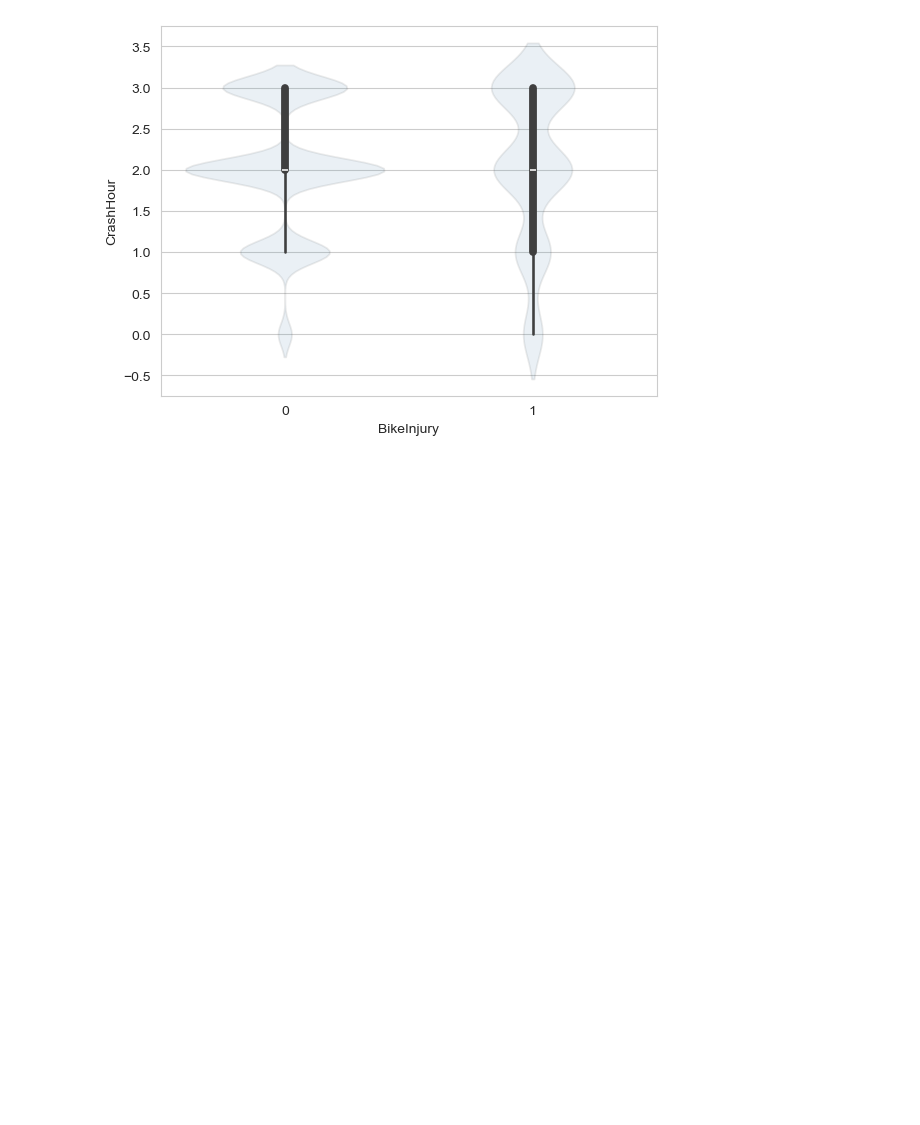
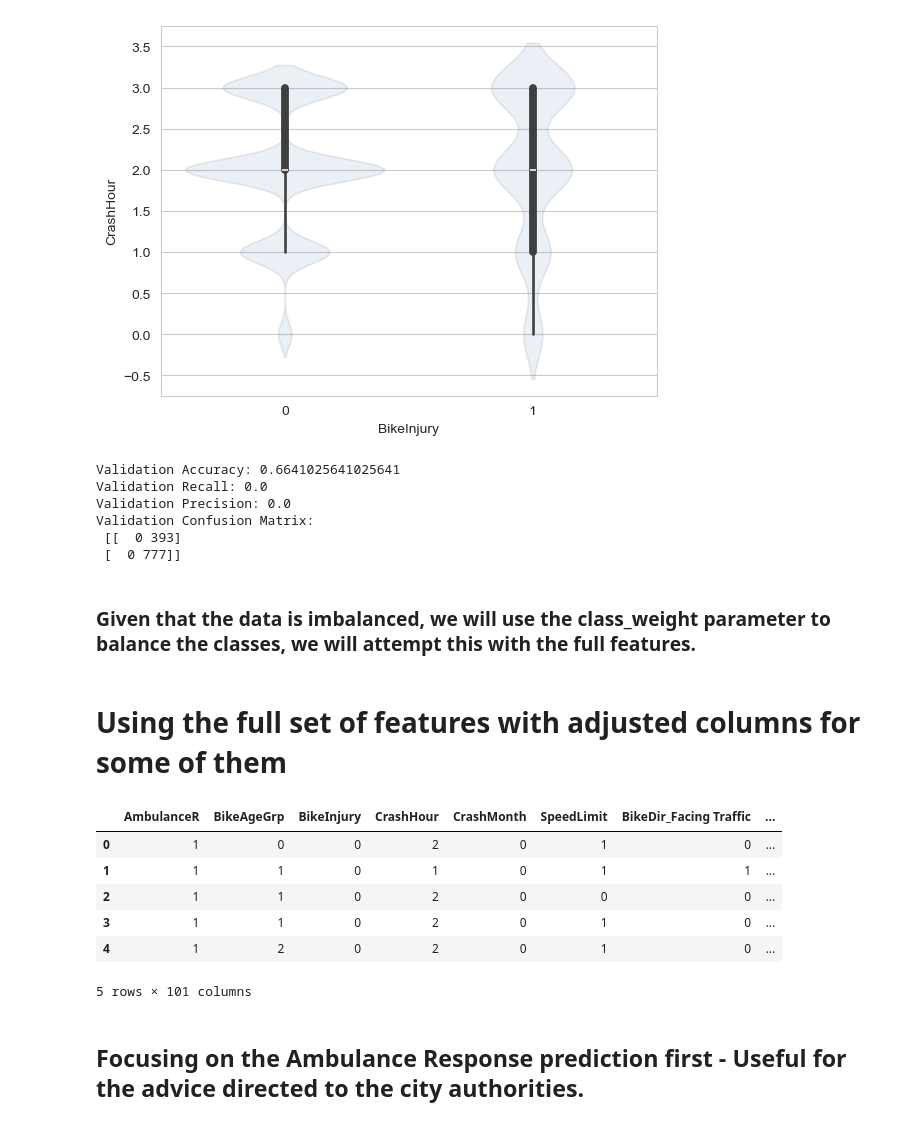
Before and after one commit to wbraverman/Bicycle-Safety, a Jupyter notebook: approaches/ModelTesting_Ayman.ipynb, the cells around one changed output. Cells and saved outputs as stored; diff of their text form; code cells hidden in the pictures; blank space fills up the shorter version.

Commit message:
Updated regular logistic regression

```diff
--- a/approaches/ModelTesting_Ayman.ipynb
+++ b/approaches/ModelTesting_Ayman.ipynb
@@ -316,3 +316,27 @@ Validation Confusion Matrix:
  [  0   0 720  57]
  [  0   0 474  44]]
 [figure]
+# %%
+# Let's restric to the two most common classes - CrashHour 1 and 2
+Bike_train = Bike_train[Bike_train['CrashHour'].isin([1,2])]
+Bike_val = Bike_val[Bike_val['CrashHour'].isin([1,2])]
+
+# Fit logistic regression with default ridge penalty to the training data
+log_reg_none=LogisticRegression(penalty=None)
+log_reg_none.fit(Bike_train[['BikeInjury']],Bike_train['CrashHour'])
+# Evaluate the model on the validation set
+print('Validation Accuracy:', accuracy_score(Bike_val['CrashHour'],log_reg_none.predict(Bike_val[['BikeInjury']])))
+print('Validation Recall:', recall_score(Bike_val['CrashHour'],log_reg_none.predict(Bike_val[['BikeInjury']])))
+print('Validation Precision:', precision_score(Bike_val['CrashHour'],log_reg_none.predict(Bike_val[['BikeInjury']])))
+print('Validation Confusion Matrix:\n', confusion_matrix(Bike_val['CrashHour'],log_reg_none.predict(Bike_val[['BikeInjury']])))
+# %% [output]
+Validation Accuracy: 0.6641025641025641
+Validation Recall: 0.0
+Validation Precision: 0.0
+Validation Confusion Matrix:
+ [[  0 393]
+ [  0 777]]
+# %% [markdown]
+### Given that the data is imbalanced, we will use the class_weight parameter to balance the classes, we will attempt this with the full features.
+# %% [markdown]
+# Using the full set of features with adjusted columns for some of them
@@ -318,0 +442,12 @@ Validation Confusion Matrix:
+# %%
+BikeCrashData.head()
+# %% [output]
+|  | AmbulanceR | BikeAgeGrp | BikeInjury | CrashHour | CrashMonth | SpeedLimit | BikeDir_Facing Traffic | ... |
+| 0 | 1 | 0 | 0 | 2 | 0 | 1 | 0 | ... |
+| 1 | 1 | 1 | 0 | 1 | 0 | 1 | 1 | ... |
+| 2 | 1 | 1 | 0 | 2 | 0 | 0 | 0 | ... |
+| 3 | 1 | 1 | 0 | 2 | 0 | 1 | 0 | ... |
+| 4 | 1 | 2 | 0 | 2 | 0 | 1 | 0 | ... |
+5 rows × 101 columns
+# %% [markdown]
+## Focusing on the Ambulance Response prediction first - Useful for the advice directed to the city authorities.
```
Also changed, not shown: parts of 17 cells of this notebook.
